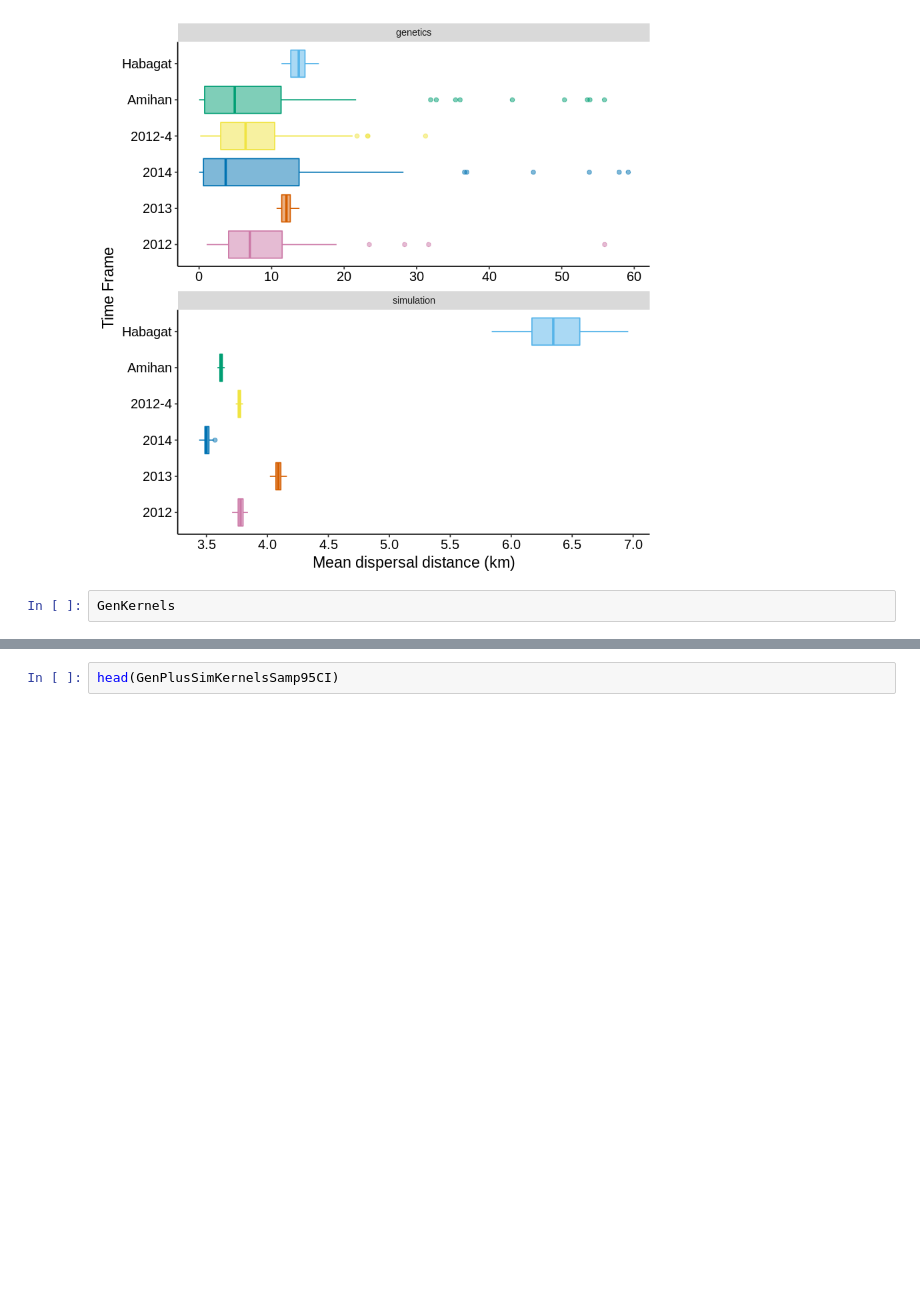
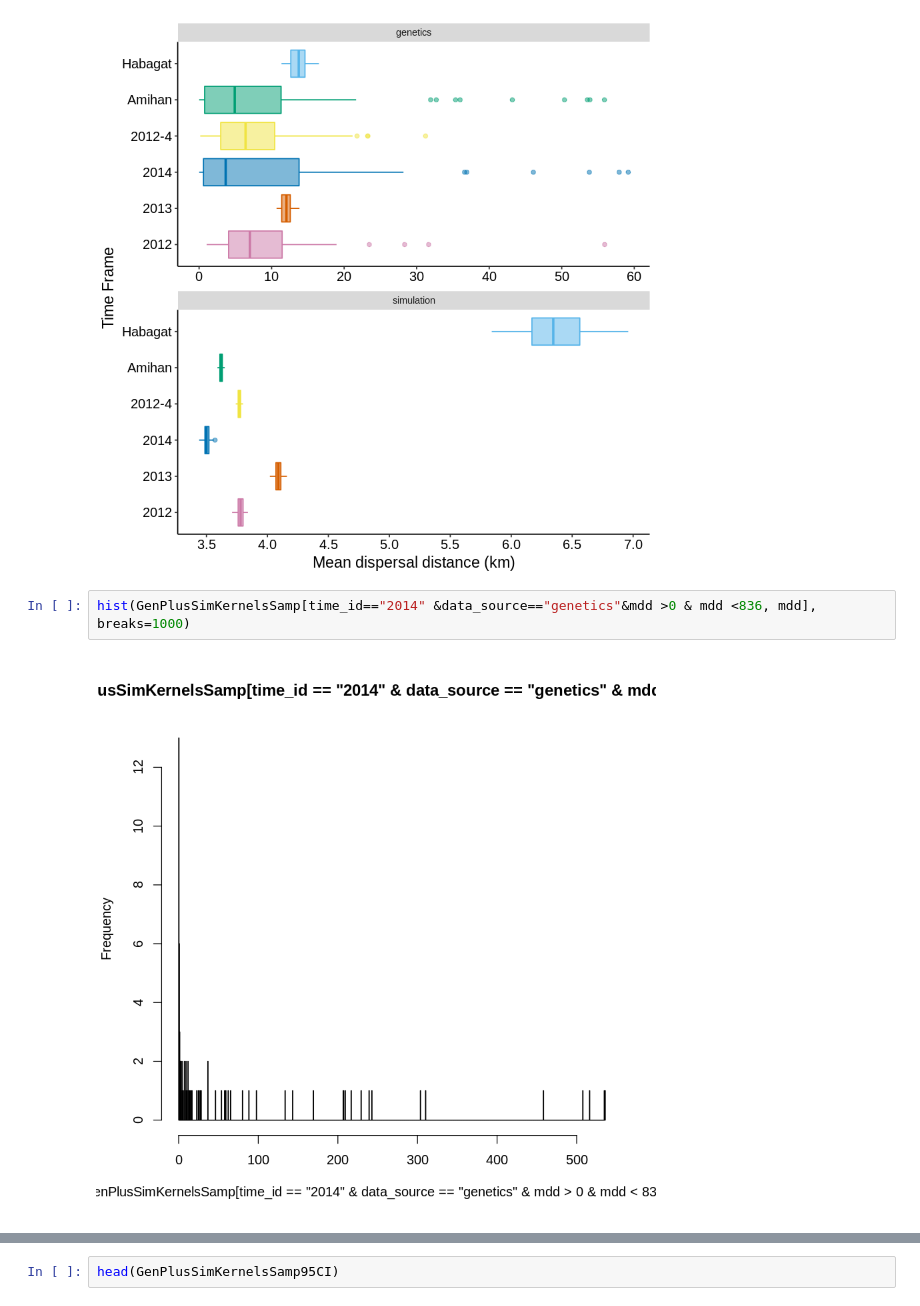
Before and after one commit to pinskylab/CamotesROMS, a Jupyter notebook: notebooks/process_ROMS_kernels.ipynb, the cells around one changed output, grey strips where cells are left out. Drawn from its saved outputs; the diff is of its cells as text; blank space fills up the shorter version.

Commit message:
checked out the distribution of mdd for 2014, makes more sense that the box plot mdd doesn't line up with the MLE, look at the plot of LL vs MDD

```diff
--- a/notebooks/process_ROMS_kernels.ipynb
+++ b/notebooks/process_ROMS_kernels.ipynb
@@ -437,5 +433,7 @@ mdd_box
 # %% [output]
 Saving 6.67 x 6.67 in image
 [figure]
-# %%
-GenKernels
+# %%
+hist(GenPlusSimKernelsSamp[time_id=="2014" &data_source=="genetics"&mdd >0 & mdd <836, mdd], breaks=1000)
+# %% [output]
+[figure, added]
```
Also changed, not shown: parts of 11 cells of this notebook, 2 other files.
